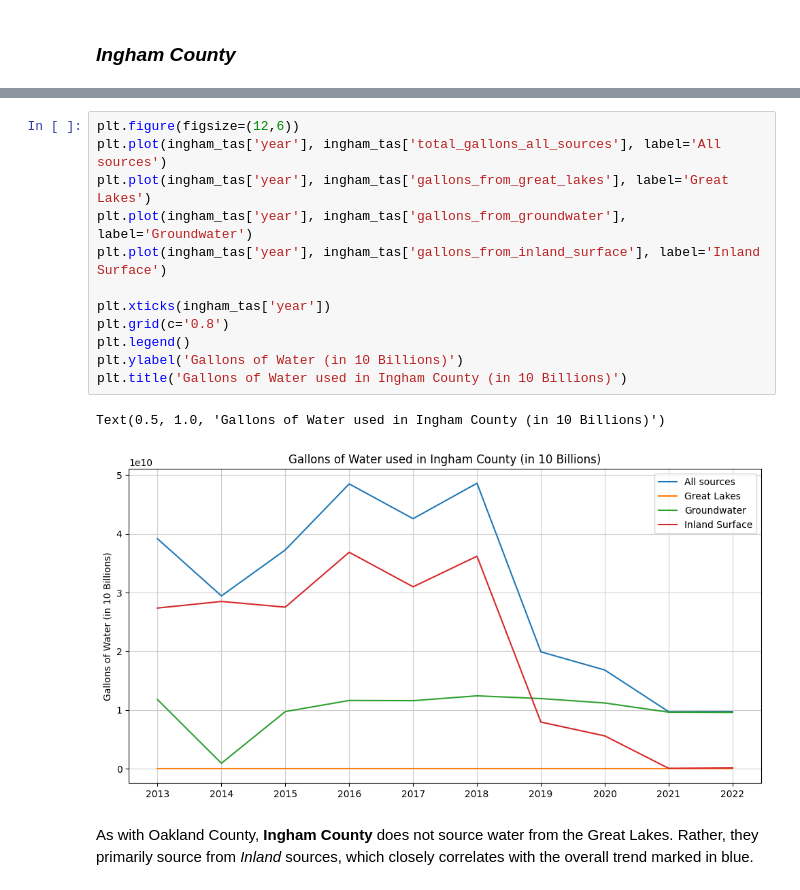
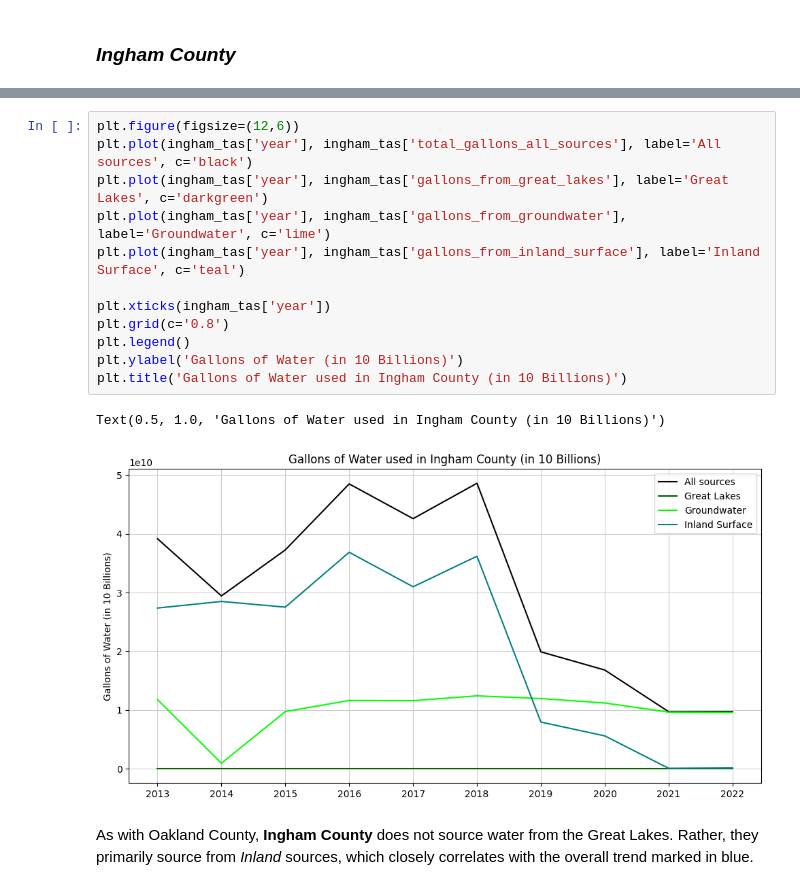
Before and after one commit to leenoah390/michigan-water, a Jupyter notebook: michigan-water.ipynb, the cells around one changed output, grey strips where cells are left out. Cells and saved outputs as stored; diff of their text form.

```diff
--- a/michigan-water.ipynb
+++ b/michigan-water.ipynb
@@ -105,19 +105,19 @@ ingham_tas.iloc[:,[2,3,4,5,7]]
 | 2678 | 0 | 9603122654 | 146462541 | 9749585195 | 2022 |
 # %%
 plt.figure(figsize=(12,6))
-plt.plot(ingham_tas['year'], ingham_tas['total_gallons_all_sources'], label='All sources')
-plt.plot(ingham_tas['year'], ingham_tas['gallons_from_great_lakes'], label='Great Lakes')
-plt.plot(ingham_tas['year'], ingham_tas['gallons_from_groundwater'], label='Groundwater')
-plt.plot(ingham_tas['year'], ingham_tas['gallons_from_inland_surface'], label='Inland Surface')
+plt.plot(ingham_tas['year'], ingham_tas['total_gallons_all_sources'], label='All sources', c='black')
+plt.plot(ingham_tas['year'], ingham_tas['gallons_from_great_lakes'], label='Great Lakes', c='darkgreen')
+plt.plot(ingham_tas['year'], ingham_tas['gallons_from_groundwater'], label='Groundwater', c='lime')
+plt.plot(ingham_tas['year'], ingham_tas['gallons_from_inland_surface'], label='Inland Surface', c='teal')
 
 plt.xticks(ingham_tas['year'])
 plt.grid(c='0.8')
 plt.legend()
 plt.ylabel('Gallons of Water (in 10 Billions)')
 plt.title('Gallons of Water used in Ingham County (in 10 Billions)')
 # %% [output]
 Text(0.5, 1.0, 'Gallons of Water used in Ingham County (in 10 Billions)')
-[figure, old version]
+[figure, new version]
 # %% [markdown]
 As with Oakland County, **Ingham County** does not source water from the Great Lakes. Rather, they primarily source from *Inland* sources, which closely correlates with the overall trend marked in blue.
 # %% [markdown]
```
Also changed, not shown: parts of 23 cells of this notebook.
